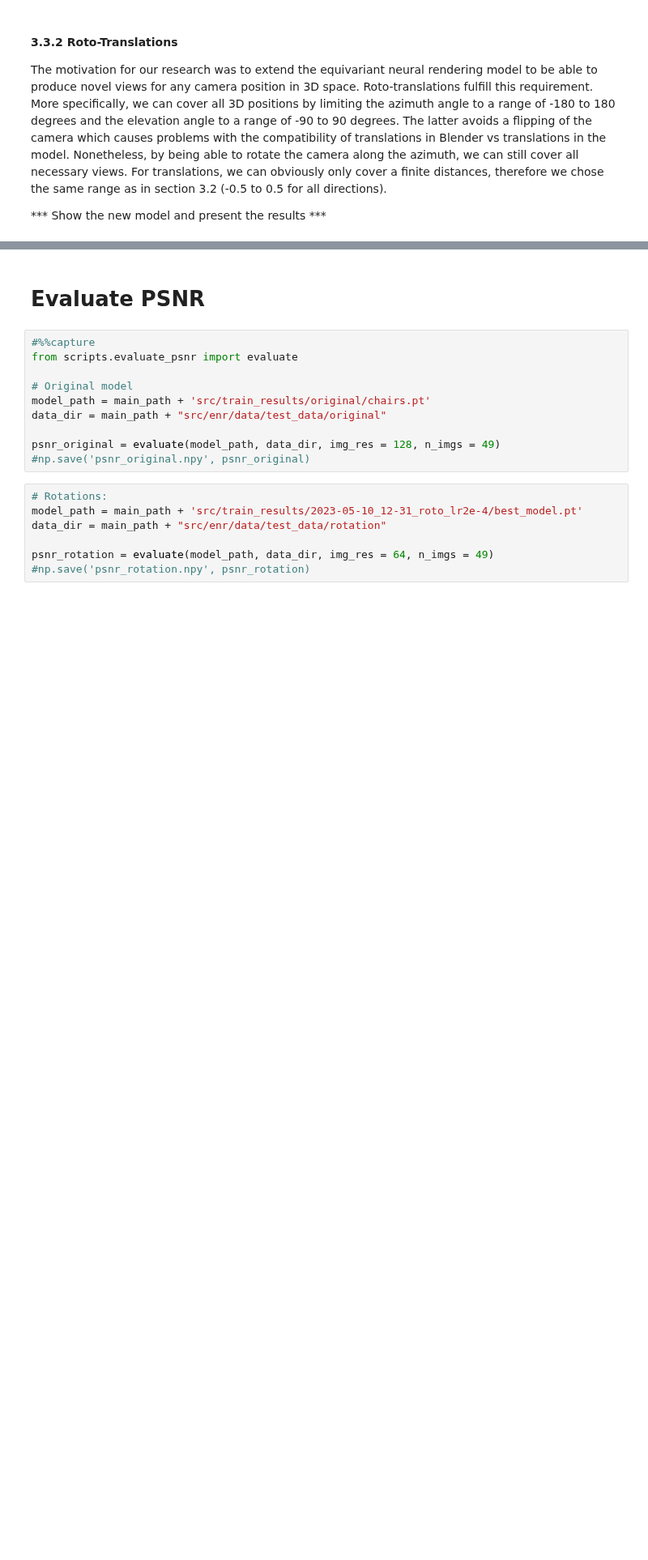
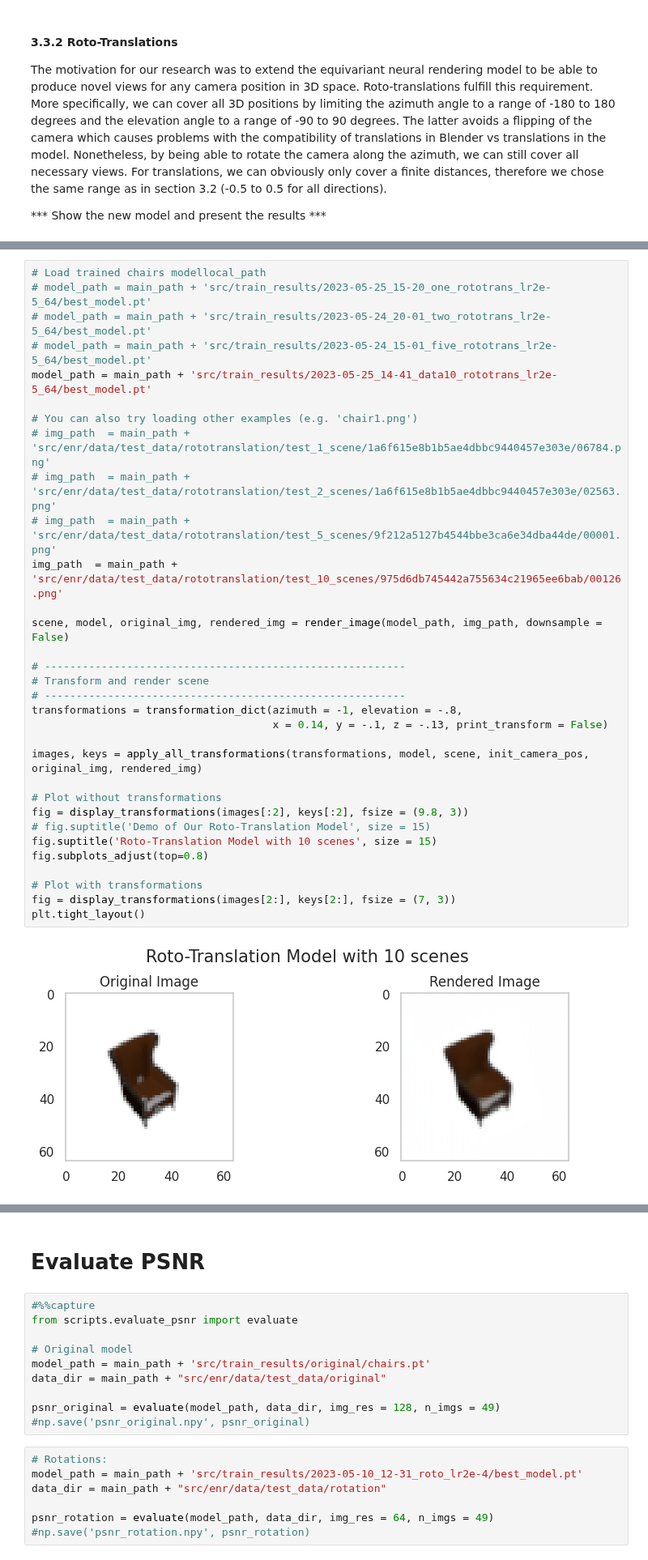
Before and after one commit to elidub/equiv-neural-rendering, a Jupyter notebook: demos/EquivariantNR.ipynb, the cells around one changed output, grey strips where cells are left out. Shown at 81% size. Saved outputs shown, nothing was run; the diff lists cells and outputs as text; blank space fills up the shorter version.

```diff
--- a/demos/EquivariantNR.ipynb
+++ b/demos/EquivariantNR.ipynb
@@ -520 +519,35 @@ plt.tight_layout()
 [figure]
+# %%
+# Load trained chairs modellocal_path
+# model_path = main_path + 'src/train_results/2023-05-25_15-20_one_rototrans_lr2e-5_64/best_model.pt'
+# model_path = main_path + 'src/train_results/2023-05-24_20-01_two_rototrans_lr2e-5_64/best_model.pt'
+# model_path = main_path + 'src/train_results/2023-05-24_15-01_five_rototrans_lr2e-5_64/best_model.pt'
+model_path = main_path + 'src/train_results/2023-05-25_14-41_data10_rototrans_lr2e-5_64/best_model.pt'
+
+# You can also try loading other examples (e.g. 'chair1.png')
+# img_path  = main_path + 'src/enr/data/test_data/rototranslation/test_1_scene/1a6f615e8b1b5ae4dbbc9440457e303e/06784.png'
+# img_path  = main_path + 'src/enr/data/test_data/rototranslation/test_2_scenes/1a6f615e8b1b5ae4dbbc9440457e303e/02563.png'
+# img_path  = main_path + 'src/enr/data/test_data/rototranslation/test_5_scenes/9f212a5127b4544bbe3ca6e34dba44de/00001.png'
+img_path  = main_path + 'src/enr/data/test_data/rototranslation/test_10_scenes/975d6db745442a755634c21965ee6bab/00126.png'
+
+scene, model, original_img, rendered_img = render_image(model_path, img_path, downsample = False)
+
+# ---------------------------------------------------------
+# Transform and render scene
+# ---------------------------------------------------------
+transformations = transformation_dict(azimuth = -1, elevation = -.8,
+                                      x = 0.14, y = -.1, z = -.13, print_transform = False)
+
+images, keys = apply_all_transformations(transformations, model, scene, init_camera_pos, original_img, rendered_img)
+
+# Plot without transformations
+fig = display_transformations(images[:2], keys[:2], fsize = (9.8, 3))
+# fig.suptitle('Demo of Our Roto-Translation Model', size = 15)
+fig.suptitle('Roto-Translation Model with 10 scenes', size = 15)
+fig.subplots_adjust(top=0.8)
+
+# Plot with transformations
+fig = display_transformations(images[2:], keys[2:], fsize = (7, 3))
+plt.tight_layout()
+# %% [output]
+[figure, added]
```
Also changed, not shown: parts of 3 cells of this notebook, 9 other files.
